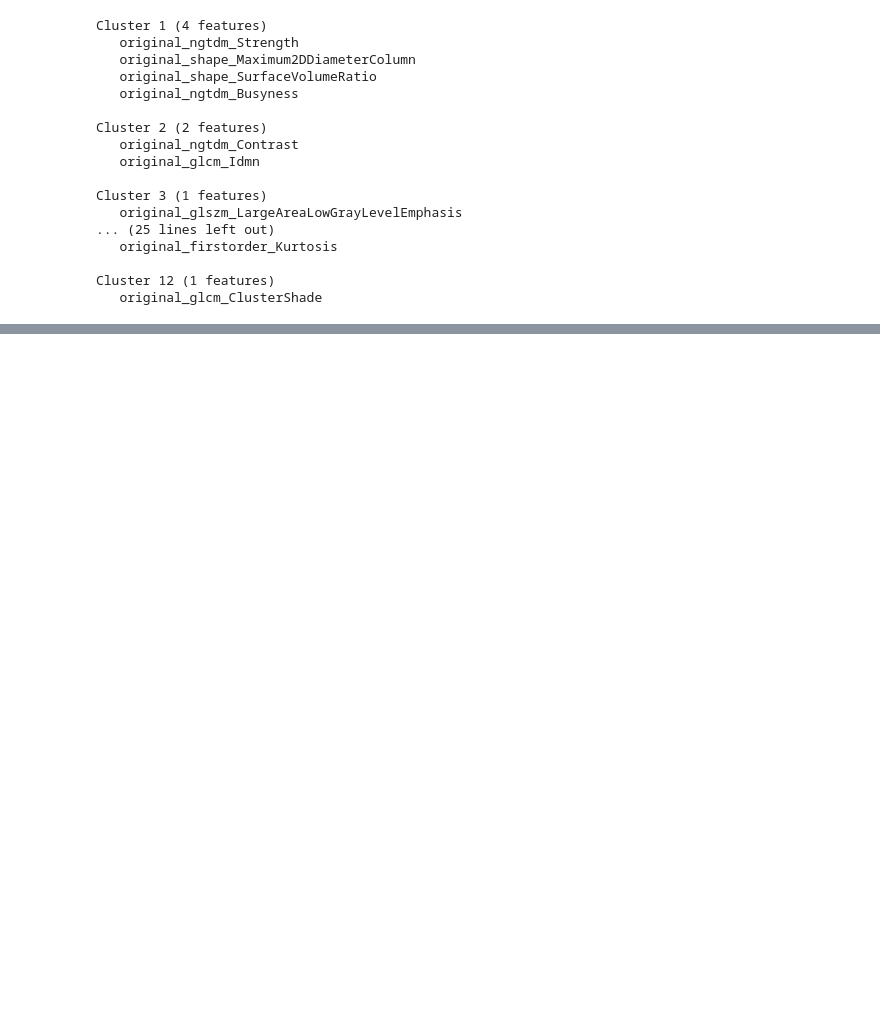
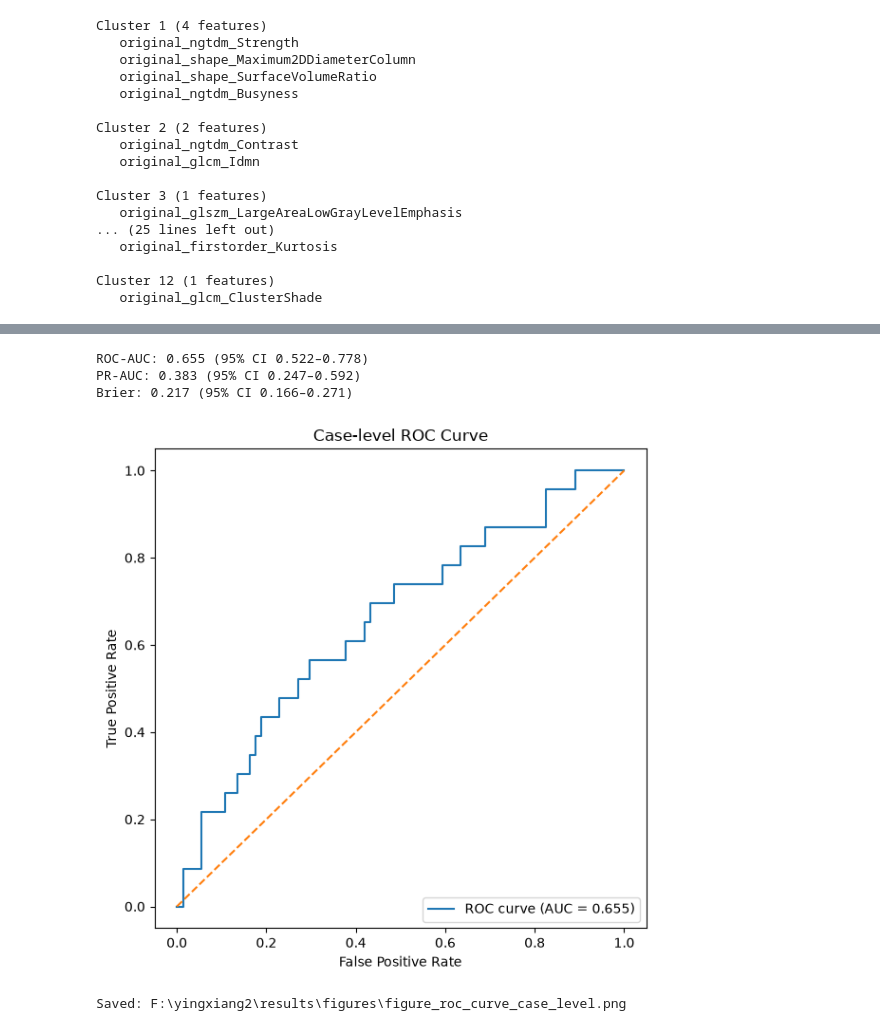
Before and after one commit to gmail2580369-del/lung2-egfr-radiomics, a Jupyter notebook: notebooks/03_modeling_nested_cv.ipynb, the cells around one changed output, grey strips where cells are left out. Saved outputs shown, nothing was run; the diff lists cells and outputs as text; code cells hidden in the pictures; blank space fills up the shorter version.

Commit message:
Add final case-level performance figures and summary table

```diff
--- a/notebooks/03_modeling_nested_cv.ipynb
+++ b/notebooks/03_modeling_nested_cv.ipynb
@@ -3450,0 +3817,12 @@ representative_df.to_csv(
+# %%
+case_level_oof = (
+    oof_df
+    .groupby(case_col, as_index=False)
+    .agg(
+        true_label=(label_col, "first"),
+        mean_oof_probability=(prob_col, "mean")
+    )
+)
+
+print(case_level_oof.shape)
+display(case_level_oof.head())
@@ -3450,0 +3837,11 @@ representative_df.to_csv(
+# %%
+y_case = case_level_oof["true_label"].to_numpy()
+p_case = case_level_oof["mean_oof_probability"].to_numpy()
+
+case_auc = roc_auc_score(y_case, p_case)
+case_pr_auc = average_precision_score(y_case, p_case)
+case_brier = brier_score_loss(y_case, p_case)
+
+print("Case-level mean-OOF ROC-AUC:", round(case_auc, 6))
+print("Case-level mean-OOF PR-AUC:", round(case_pr_auc, 6))
+print("Case-level mean-OOF Brier:", round(case_brier, 6))
@@ -3450,0 +3906,37 @@ representative_df.to_csv(
+# %%
+print(
+    f"ROC-AUC: {case_auc:.3f} "
+    f"(95% CI {ci_results['roc_auc']['lower']:.3f}–{ci_results['roc_auc']['upper']:.3f})"
+)
+print(
+    f"PR-AUC: {case_pr_auc:.3f} "
+    f"(95% CI {ci_results['pr_auc']['lower']:.3f}–{ci_results['pr_auc']['upper']:.3f})"
+)
+print(
+    f"Brier: {case_brier:.3f} "
+    f"(95% CI {ci_results['brier']['lower']:.3f}–{ci_results['brier']['upper']:.3f})"
+)
+# %% [output]
+ROC-AUC: 0.655 (95% CI 0.522–0.778)
+PR-AUC: 0.383 (95% CI 0.247–0.592)
+Brier: 0.217 (95% CI 0.166–0.271)
+# %%
+fpr, tpr, _ = roc_curve(y_case, p_case)
+
+plt.figure(figsize=(6, 6))
+plt.plot(fpr, tpr, label=f"ROC curve (AUC = {case_auc:.3f})")
+plt.plot([0, 1], [0, 1], linestyle="--")
+plt.xlabel("False Positive Rate")
+plt.ylabel("True Positive Rate")
+plt.title("Case-level ROC Curve")
+plt.legend(loc="lower right")
+plt.tight_layout()
+
+roc_fig_path = FIG_DIR / "figure_roc_curve_case_level.png"
+plt.savefig(roc_fig_path, dpi=300, bbox_inches="tight")
+plt.show()
+
+print("Saved:", roc_fig_path)
+# %% [output]
+[figure, added]
+Saved: F:\yingxiang2\results\figures\figure_roc_curve_case_level.png
```
Also changed, not shown: parts of 15 cells of this notebook, 5 other files.
